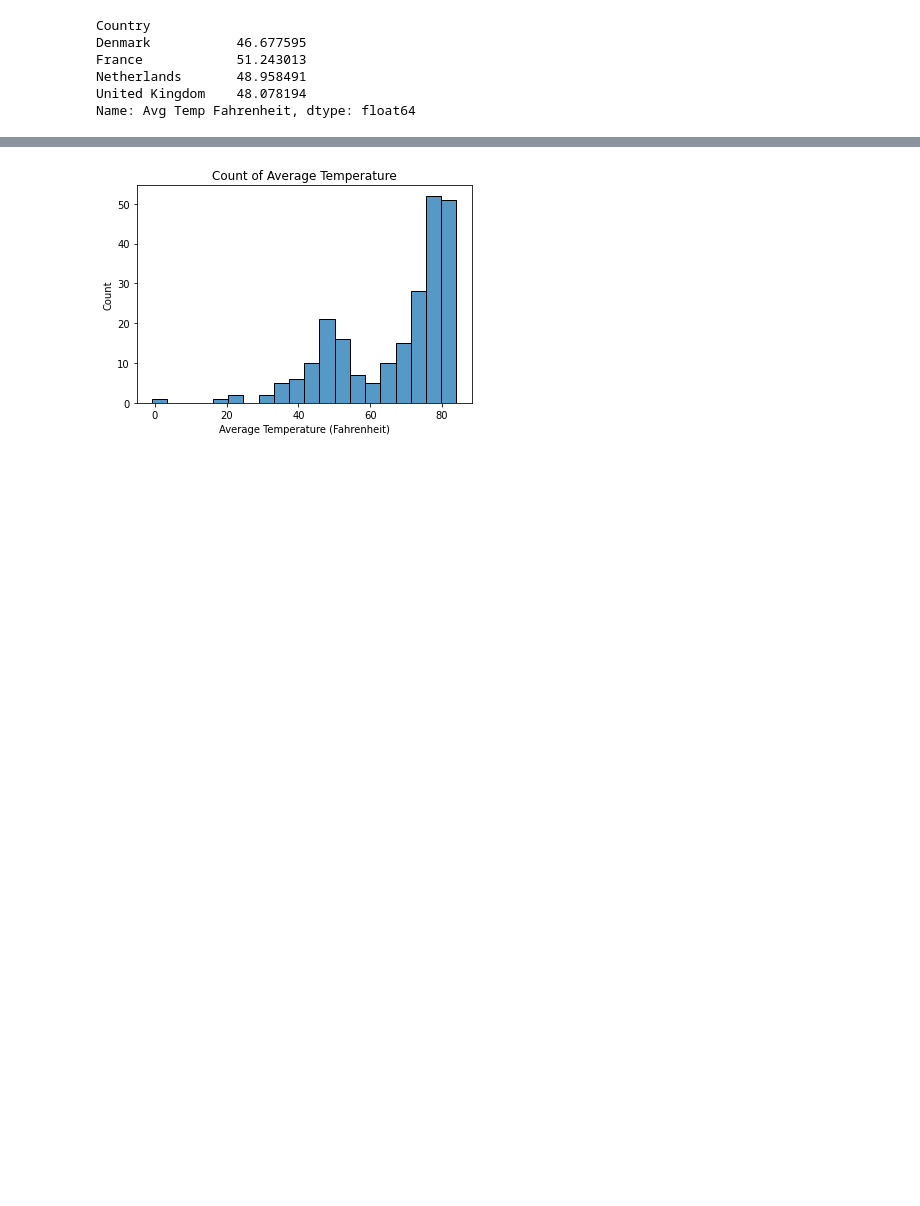
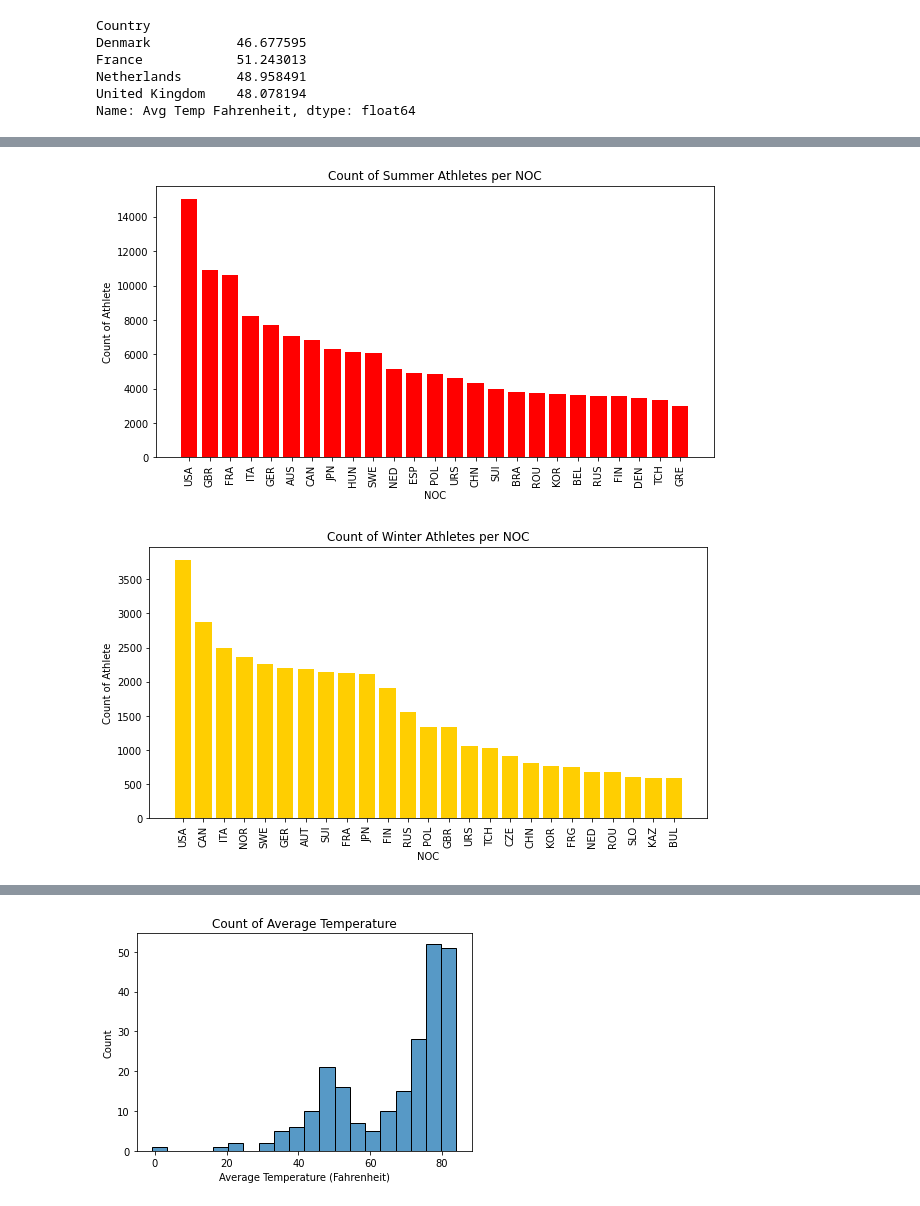
Before and after one commit to speedytmark/Draft_Project, a Jupyter notebook: TMark_ESullivan_4447_Final_Project_Olympics.ipynb, the cells around one changed output, grey strips where cells are left out. Drawn from its saved outputs; the diff is of its cells as text; code cells hidden in the pictures; blank space fills up the shorter version.

```diff
--- a/TMark_ESullivan_4447_Final_Project_Olympics.ipynb
+++ b/TMark_ESullivan_4447_Final_Project_Olympics.ipynb
@@ -663,0 +857,27 @@ Name: Avg Temp Fahrenheit, dtype: float64
+# %%
+# Female Summer Participation Histogram
+athlete_counts = summer.groupby('NOC')['Name'].count()
+athlete_counts = athlete_counts.sort_values(ascending=False)
+athlete_counts = athlete_counts[:25]
+fig= plt.subplots(figsize=(10, 5))
+plt.bar(athlete_counts.index, athlete_counts.values, color='#ff0000')
+plt.xlabel('NOC')
+plt.ylabel('Count of Athlete')
+plt.title('Count of Summer Athletes per NOC')
+plt.xticks(rotation = 90)
+plt.show()
+
+# Female Winter Participation Histogram
+athlete_counts = winter.groupby('NOC')['Name'].count()
+athlete_counts = athlete_counts.sort_values(ascending=False)
+athlete_counts = athlete_counts[:25]
+fig= plt.subplots(figsize=(10, 5))
+plt.bar(athlete_counts.index, athlete_counts.values, color='#ffce01')
+plt.xlabel('NOC')
+plt.ylabel('Count of Athlete')
+plt.title('Count of Winter Athletes per NOC')
+plt.xticks(rotation = 90)
+plt.show()
+# %% [output]
+[figure, added]
+[figure, added]
```
Also changed, not shown: parts of 46 cells of this notebook, 1 other file.
